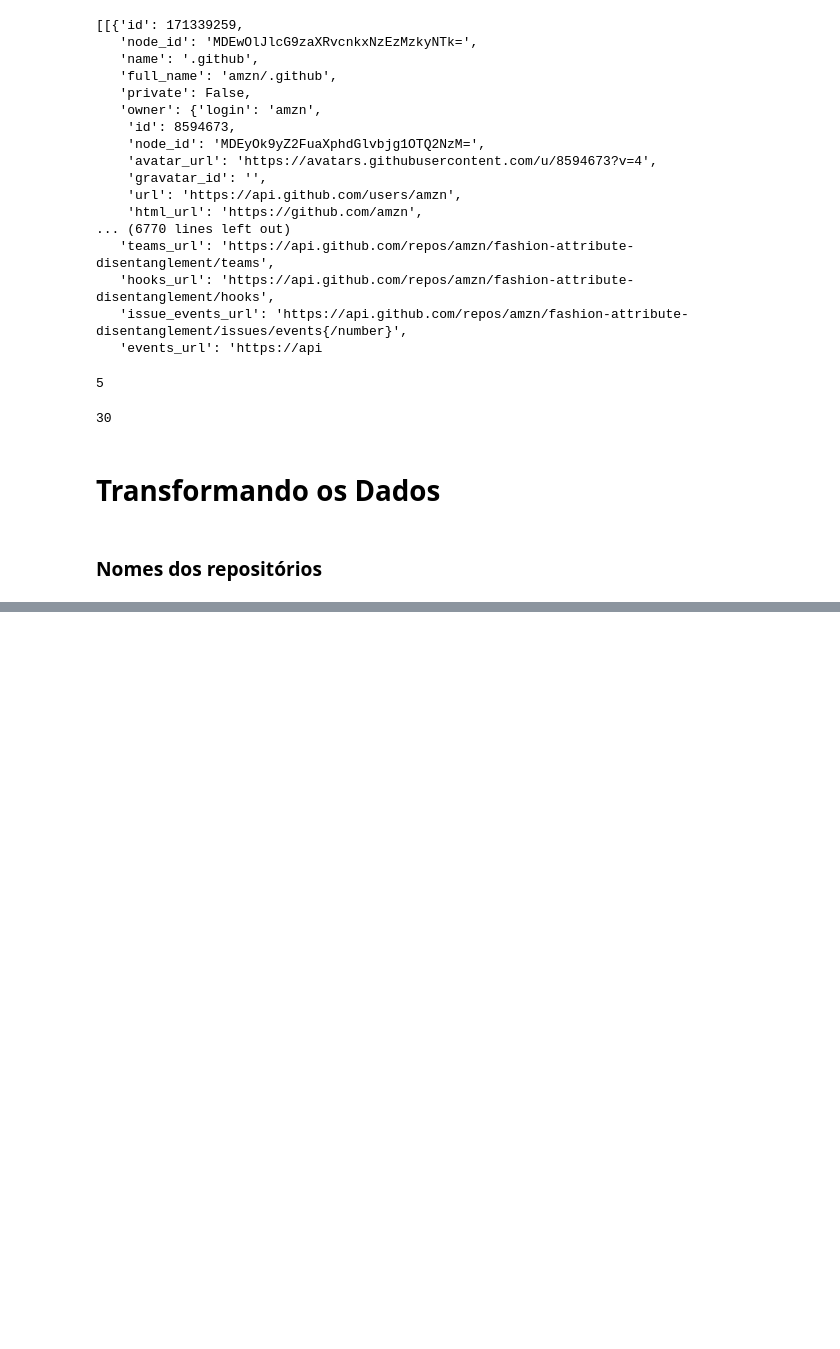
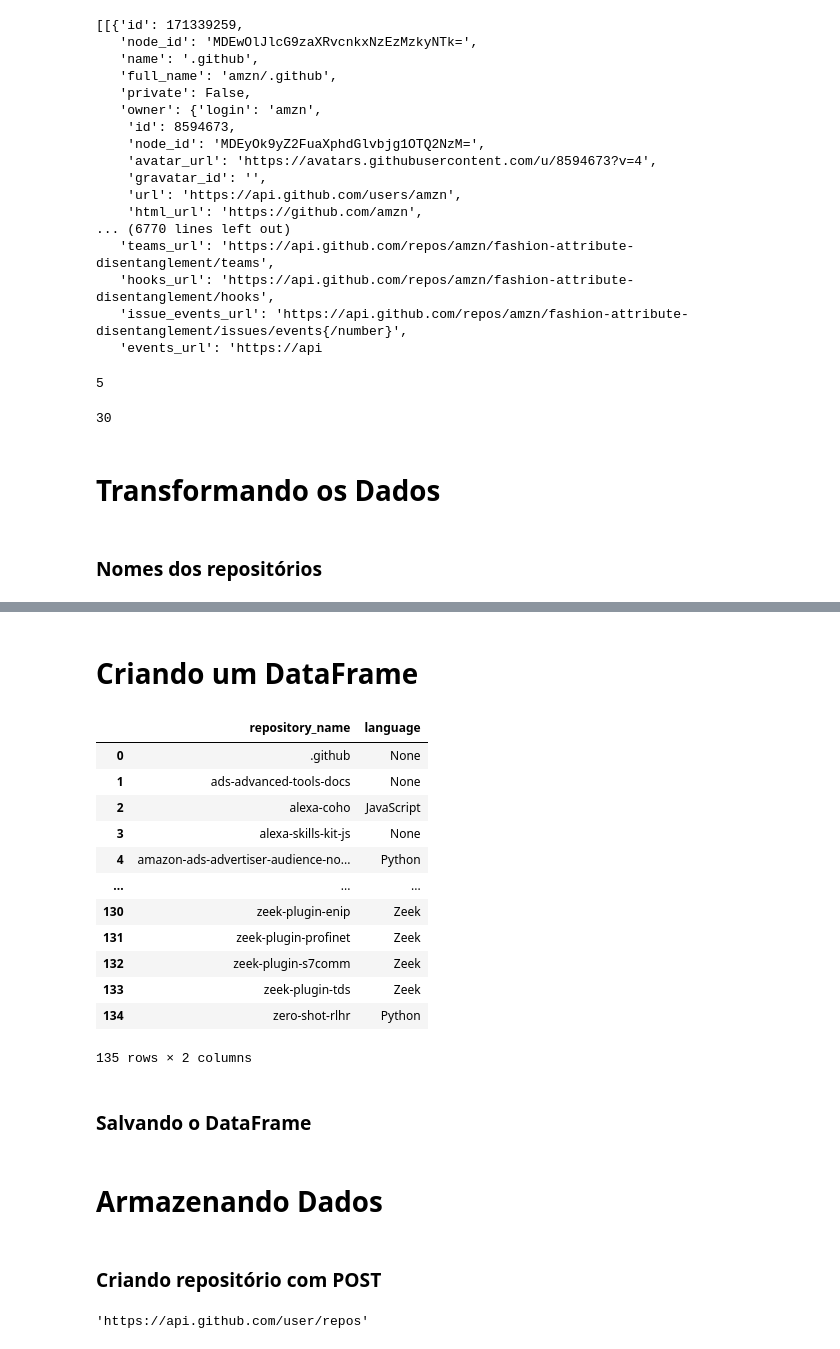
Before and after one commit to Icaro-AS/projeto_Requests, a Jupyter notebook: linguagens_repos.ipynb, the cells around one changed output, grey strips where cells are left out. Drawn from its saved outputs; the diff is of its cells as text; code cells hidden in the pictures; blank space fills up the shorter version.

```diff
--- a/linguagens_repos.ipynb
+++ b/linguagens_repos.ipynb
@@ -104,7 +104,7 @@ len(response.json())
 # %% [markdown]
 <h3>Autenticação</h3>
 # %%
-access_token = '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'
+access_token = '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'
 headers = {'Authorization': 'Bearer ' + access_token,
            'X-GitHub-Api-Version': '2022-11-28'}
 # %% [markdown]
@@ -159,0 +184,6 @@ len(repos_list[0])
+# %%
+repos_name = []
+
+for page in repos_list:
+    for repo in page:
+       repos_name.append(repo['name'])
@@ -159,0 +213,6 @@ len(repos_list[0])
+# %%
+repos_language = []
+
+for page in repos_list:
+    for repo in page:
+       repos_language.append(repo['language'])
@@ -159,0 +239,2 @@ len(repos_list[0])
+# %% [markdown]
+<h1>Criando um DataFrame</h1>
@@ -159,0 +243,22 @@ len(repos_list[0])
+# %%
+dados_amz = pd.DataFrame()
+dados_amz['repository_name'] = repos_name
+dados_amz['language'] = repos_language
+# %%
+dados_amz
+# %% [output]
+|  | repository_name | language |
+| 0 | .github | None |
+| 1 | ads-advanced-tools-docs | None |
+| 2 | alexa-coho | JavaScript |
+| 3 | alexa-skills-kit-js | None |
+| 4 | amazon-ads-advertiser-audience-no... | Python |
+| ... | ... | ... |
+| 130 | zeek-plugin-enip | Zeek |
+| 131 | zeek-plugin-profinet | Zeek |
+| 132 | zeek-plugin-s7comm | Zeek |
+| 133 | zeek-plugin-tds | Zeek |
+| 134 | zero-shot-rlhr | Python |
+135 rows × 2 columns
+# %% [markdown]
+<h3>Salvando o DataFrame</h3>
@@ -159,0 +267,10 @@ len(repos_list[0])
+# %% [markdown]
+<h1>Armazenando Dados</h1>
+# %% [markdown]
+<h3>Criando repositório com POST</h3>
+# %%
+api_base_url = 'https://api.github.com'
+url = f'{api_base_url}/user/repos'
+url
+# %% [output]
+'https://api.github.com/user/repos'
```
Also changed, not shown: parts of 18 cells of this notebook, 5 other files.
